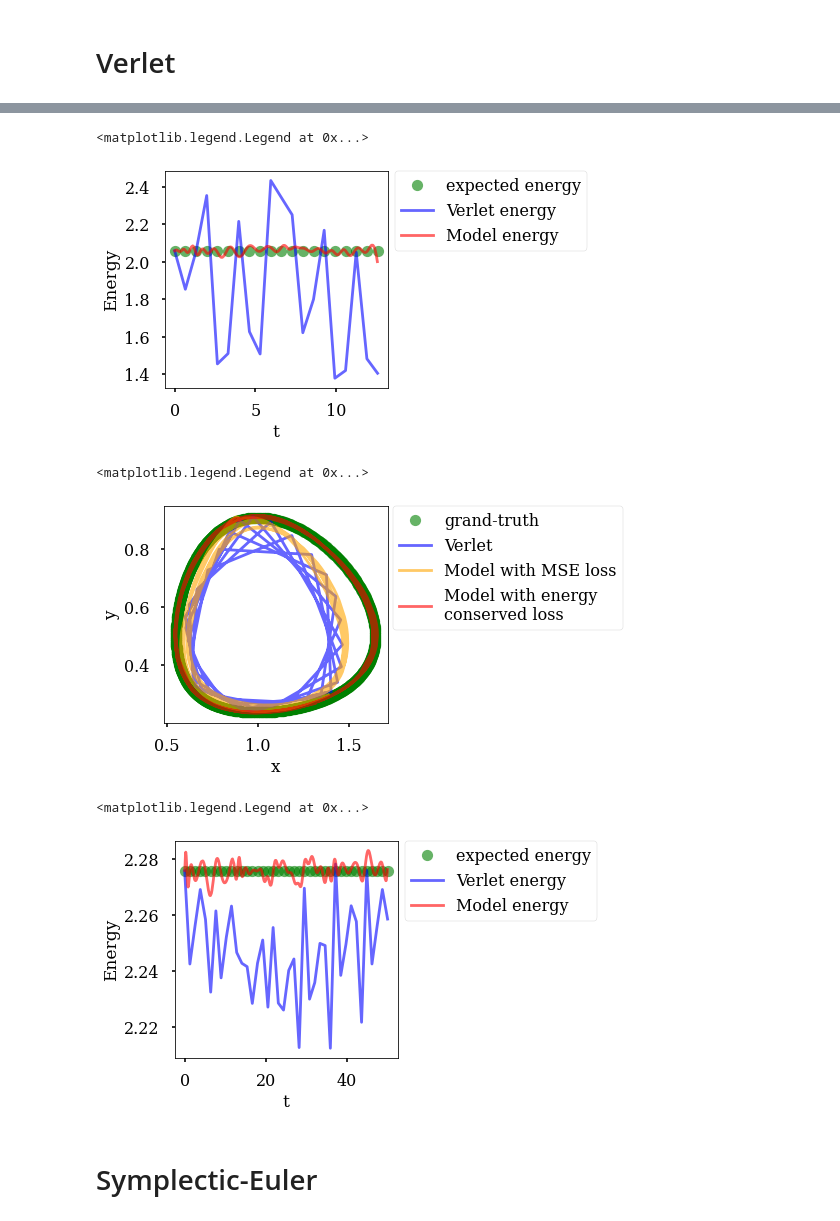
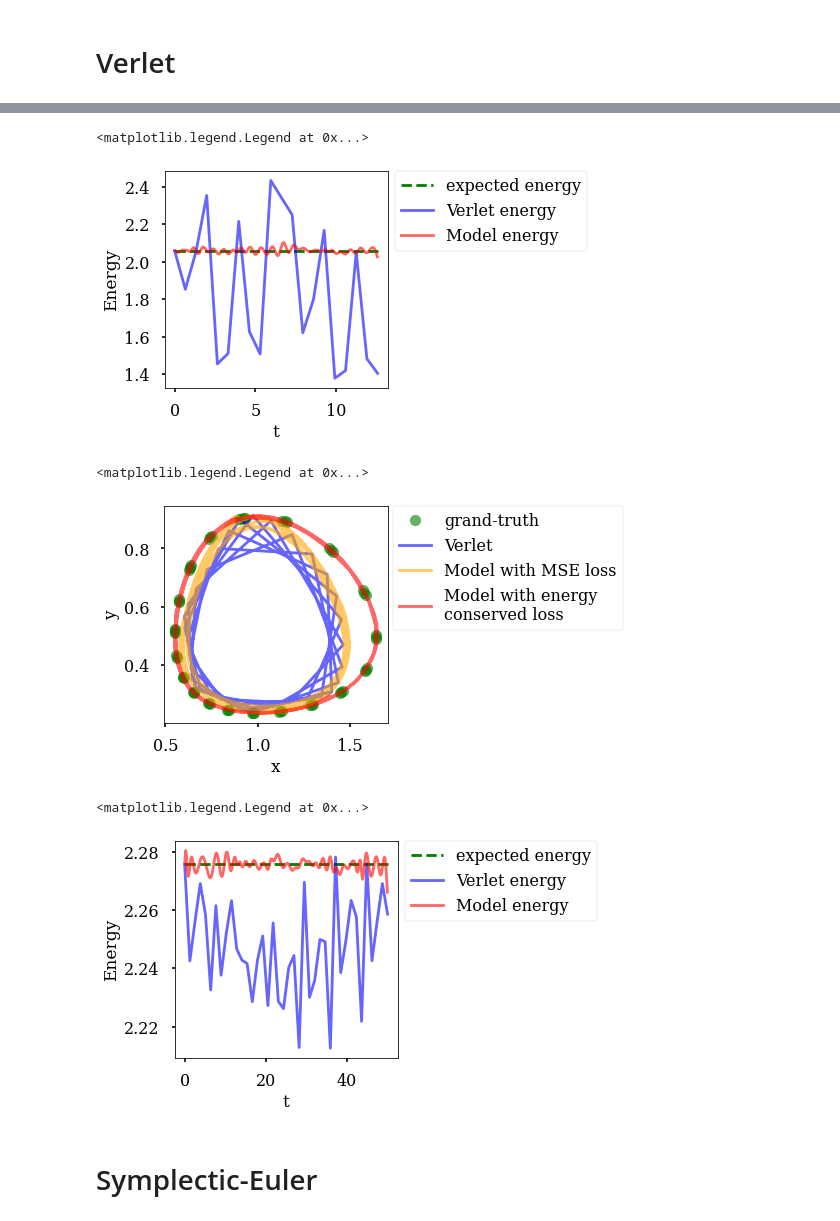
Before and after one commit to tayfununal/solving_hamiltonian_with_deeplearning, a Jupyter notebook: stage.ipynb, the cells around one changed output, grey strips where cells are left out. Saved outputs shown, nothing was run; the diff lists cells and outputs as text; code cells hidden in the pictures.

```diff
--- a/stage.ipynb
+++ b/stage.ipynb
@@ -128,13 +135,13 @@ non_energy = [non_os_model.H(non_os_T, non_os_V, 1.3, 1.0) for i in np.linspace(
 non_verlet = non_os_model.H(non_os_T, non_os_V, non_os_model.z[:,0], non_os_model.z[:,1])
 non_energy_new = non_os_model.H(non_os_T, non_os_V, non_os_prediction_energy[:,0], non_os_prediction_energy[:,1])
 
-plt.plot(np.linspace(0., 4 * np.pi, 20), non_energy, 'o', c='green', alpha=0.6, label='expected energy')
+plt.plot(np.linspace(0., 4 * np.pi, 20), non_energy, '--', c='green', alpha=1, label='expected energy')
 plt.plot(non_os_model.t, non_verlet, alpha=0.6, c="blue",label='Verlet energy')
 plt.plot(non_os_test_t, non_energy_new, alpha=0.6, c="red", label='Model energy')
 plt.legend(loc='upper right', bbox_to_anchor=(1.93, 1.036))
 # %% [output]
 <matplotlib.legend.Legend at 0x...>
-[figure, old version]
+[figure, new version]
 # %%
 tf.random.set_seed(12345)
 np.random.seed(12345)
@@ -148,29 +155,29 @@ def lv_V(q):
   return (4/3) * tf.math.exp(q) - (2/3) * q
 
 lv_model = Hamiltonian(solver=verlet(lv_T, lv_V, initial_point=[-0.105, -0.105], t_interval=[0, 50], h=40), input_dim=1, output_dim=2,
-            hidden_layer=20, each_neuron=64, activation_func=tf.math.sin, epoch=2000 ,batch_size=100000000, learning_rate=0.0001, h_for_t_created=1000)
+            hidden_layer=20, each_neuron=64, activation_func=tf.math.sin, epoch=5000 ,batch_size=100000000, learning_rate=0.0001, h_for_t_created=1000)
 # %%
 plt.figure(figsize = (4, 4))
 plt.xlabel('x', fontsize=17)
 plt.ylabel('y', fontsize=17)
 
 lv_test_t = np.sort(np.random.uniform(0., 50, 1000))
 lv_prediction_mse = lv_model.model_train(lv_test_t)
 lv_prediction_energy = lv_model.energy_model_train(lv_test_t)
 
 # grand-truth
 x, y = lotka_volterra_odeint(alpha=2/3, beta=4/3, delta=1., gamma=1., x0=0.9, y0=0.9, t_interval=[0,50], h=1500)
-plt.plot(x, y, 'o', c ="green", alpha=0.6, label='grand-truth')
+plt.plot(x[::25], y[::25], 'o', c ="green", alpha=0.6, label='grand-truth')
 # verlet
 plt.plot(np.exp(lv_model.z[:,1]), np.exp(lv_model.z[:,0]), c ="blue", alpha=0.6, label='Verlet')
 # Model with MSE loss
 plt.plot(np.exp(lv_prediction_mse[:,1]), np.exp(lv_prediction_mse[:,0]), c ="orange", alpha=0.6, label='Model with MSE loss')
 # Model with energy conserved loss
 plt.plot(np.exp(lv_prediction_energy[:,1]), np.exp(lv_prediction_energy[:,0]), c="red", alpha=0.6, label='Model with energy\nconserved loss')
 plt.legend(loc='upper right', bbox_to_anchor=(2.09, 1.036))
 # %% [output]
 <matplotlib.legend.Legend at 0x...>
-[figure, old version]
+[figure, new version]
 # %%
 plt.figure(figsize = (4, 4))
 plt.xlabel('t', fontsize=17)
@@ -180,13 +187,13 @@ lv_energy = [lv_model.H(lv_T, lv_V, -0.105, -0.105) for i in np.linspace(0., 50.
 lv_verlet = lv_model.H(lv_T, lv_V, lv_model.z[:,0], lv_model.z[:,1])
 lv_energy_new = lv_model.H(lv_T, lv_V, lv_prediction_energy[:,0], lv_prediction_energy[:,1])
 
-plt.plot(np.linspace(0., 50.0, 40), lv_energy, 'o', c='green', alpha=0.6, label='expected energy')
+plt.plot(np.linspace(0., 50.0, 40), lv_energy, '--', c='green', alpha=1, label='expected energy')
 plt.plot(lv_model.t, lv_verlet, c='blue', alpha=0.6, label='Verlet energy')
 plt.plot(lv_test_t, lv_energy_new, c='red', alpha=0.6, label='Model energy')
 plt.legend(loc='upper right', bbox_to_anchor=(1.93, 1.036))
 # %% [output]
 <matplotlib.legend.Legend at 0x...>
-[figure, old version]
+[figure, new version]
 # %% [markdown]
 # Symplectic-Euler
 # %%
```
Also changed, not shown: parts of 21 cells of this notebook.
